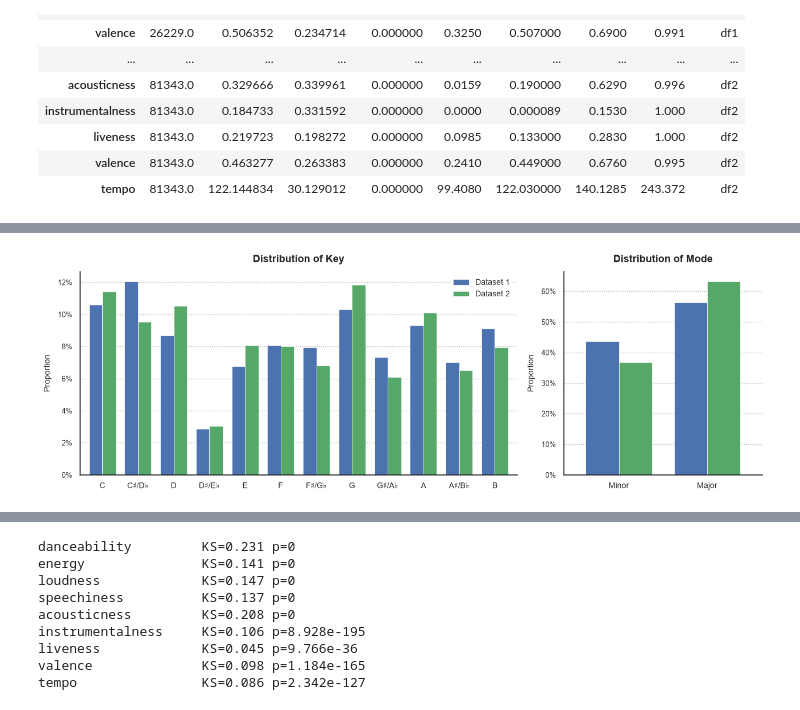
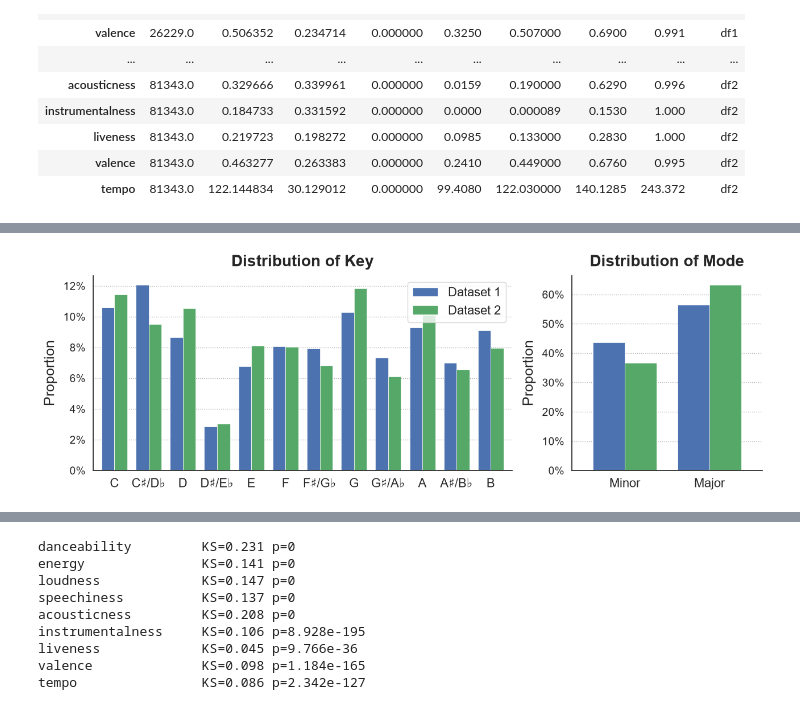
Before and after one commit to Pietro-Farina/spotify-genre-study, a Jupyter notebook: Dataset_cleaning_and_preprocessing.ipynb, the cells around one changed output, grey strips where cells are left out. Saved outputs shown, nothing was run; the diff lists cells and outputs as text; code cells hidden in the pictures.

```diff
--- a/Dataset_cleaning_and_preprocessing.ipynb
+++ b/Dataset_cleaning_and_preprocessing.ipynb
@@ -1499,23 +1362,0 @@ plt.show()
-# %%
-import pandas as pd
-import matplotlib.pyplot as plt
-
-fig, axes = plt.subplots(1, 2, figsize=(12, 4))
-
-for i, col in enumerate(['key', 'mode']):
-    comparison = pd.concat([
-        spotify_df1[col].value_counts(normalize=True),
-        spotify_df2[col].value_counts(normalize=True)
-    ], axis=1)
-
-    comparison.columns = ['Dataset 1', 'Dataset 2']
-
-    comparison.plot(kind='bar', ax=axes[i], width=0.8)
-    axes[i].set_title(f'Distribution of {col.capitalize()}', fontsize=12, fontweight='bold')
-    axes[i].set_ylabel('Proportion')
-    axes[i].set_xlabel(col.capitalize())
-    axes[i].grid(axis='y', linestyle='--', alpha=0.7)
-
-plt.tight_layout()
-plt.savefig('categorical_features_comparison.png', dpi=300)
-plt.show()
@@ -1528,6 +1435,13 @@ import seaborn as sns
 
 # Set publication style defaults
 sns.set_theme(style="white", palette="muted")
+
+# Font sizes
+TITLE_SIZE = 20
+LABEL_SIZE = 18
+TICK_SIZE = 16
+LEGEND_SIZE = 16
+
 
 # Pitch Class Mapping (Spotify standard pitch class notation)
 # Pitch Class Mapping using Matplotlib Mathtext for sharp and flat symbols
@@ -1587,41 +1501,40 @@ for i, col in enumerate(['key', 'mode']):
     # Styling & Titles
     ax.set_title(
         f'Distribution of {col.capitalize()}',
-        fontsize=13,
+        fontsize=TITLE_SIZE,
         fontweight='bold',
         pad=12,
     )
-    ax.set_ylabel('Proportion', fontsize=10, labelpad=8)
-    ax.set_xlabel('')
+    ax.set_ylabel('Proportion', fontsize=LABEL_SIZE, labelpad=8)
+    ax.set_xlabel('', fontsize=LABEL_SIZE)
 
     # Format Ticks
-    ax.tick_params(axis='x', rotation=0, labelsize=10)
-    ax.tick_params(axis='y', labelsize=9)
+    ax.tick_params(axis='x', rotation=0, labelsize=TICK_SIZE)
+    ax.tick_params(axis='y', labelsize=TICK_SIZE - 2)
 
     # Percentage axis formatting & Subtle horizontal grids
     ax.yaxis.set_major_formatter('{x:.0%}')
     ax.grid(axis='y', linestyle=':', alpha=0.6, color='gray')
     ax.set_axisbelow(True)  # Grid behind bars
 
     # Despine (Remove top and right borders)
     sns.despine(ax=ax)
 
     # Legend tuning
     if i == 0:
         ax.legend(
             frameon=True,
             facecolor='white',
-            edgecolor='none',
-            fontsize=10,
+            fontsize=LEGEND_SIZE,
             loc='upper right',
         )
     else:
         ax.legend().remove()  # Legend on first plot only to prevent redundancy
 
 plt.tight_layout()
 plt.savefig(
     'categorical_features_comparison.png', dpi=300, bbox_inches='tight'
 )
 plt.show()
 # %% [output]
-[figure, old version]
+[figure, new version]
```
Also changed, not shown: parts of 21 cells of this notebook, 14 other files.
